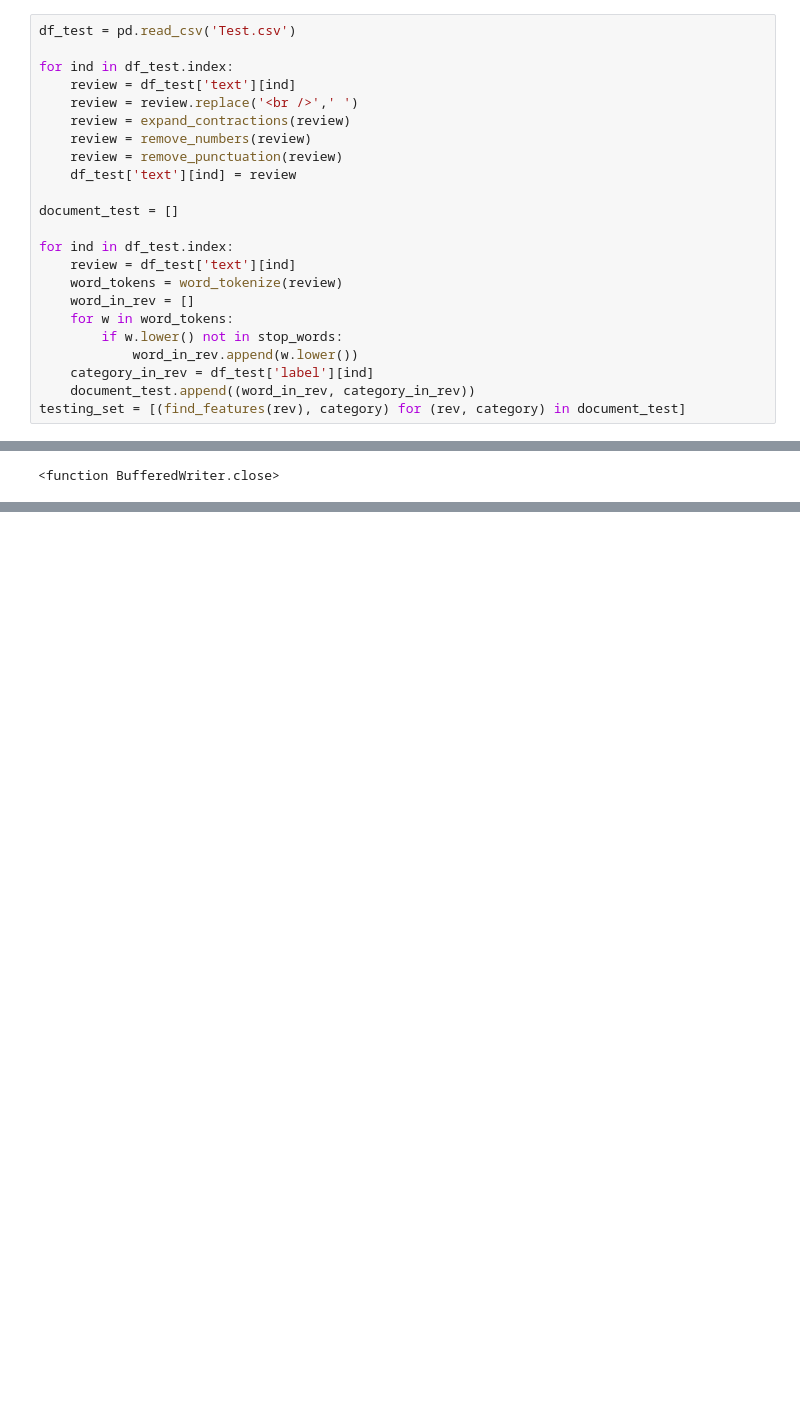
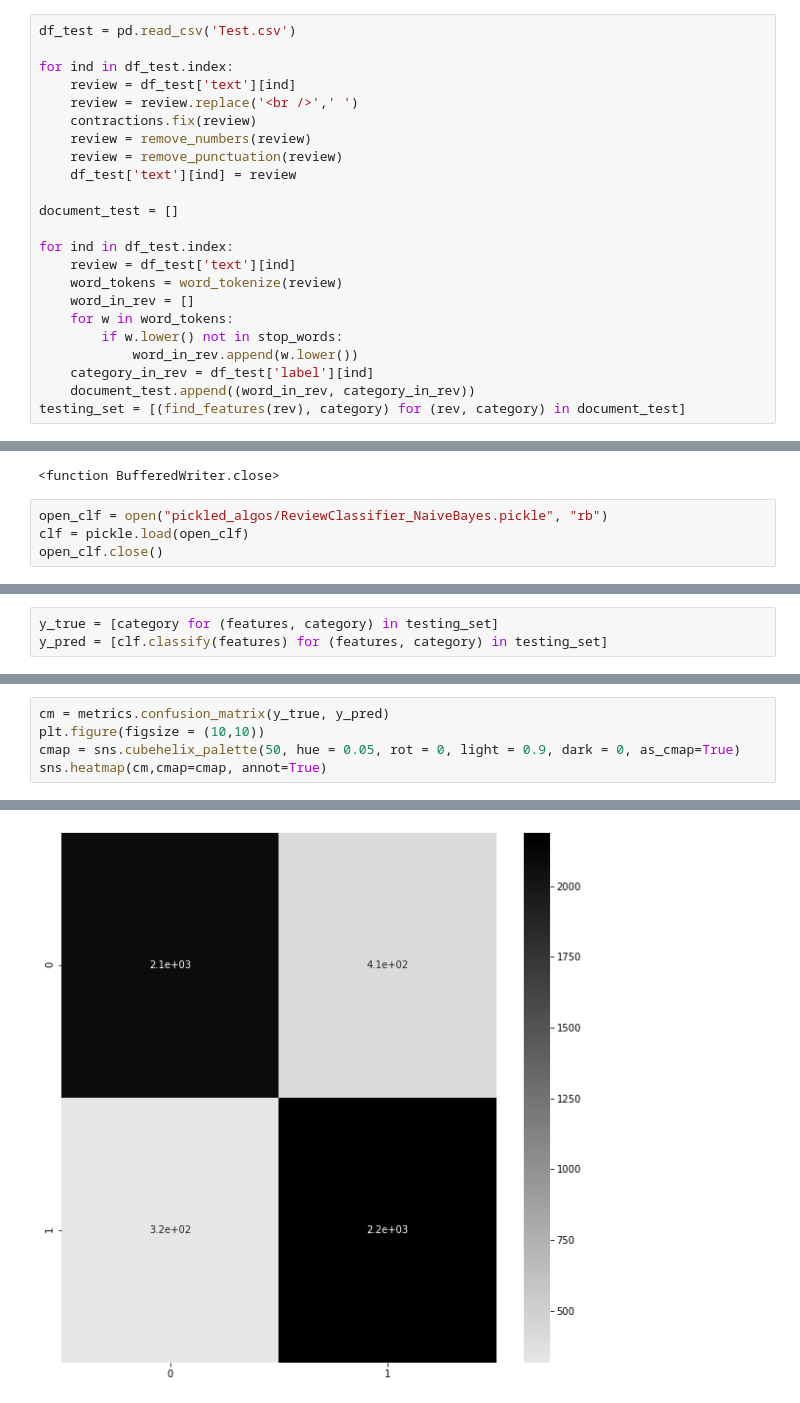
Before and after one commit to geradivij/IMDb-Sentiment-Analysis, a Jupyter notebook: Sentiment_Analysis(Naive-Bayes).ipynb, the cells around one changed output, grey strips where cells are left out. Drawn from its saved outputs; the diff is of its cells as text; blank space fills up the shorter version.

```diff
--- a/Sentiment_Analysis(Naive-Bayes).ipynb
+++ b/Sentiment_Analysis(Naive-Bayes).ipynb
@@ -206,7 +184,7 @@ df_test = pd.read_csv('Test.csv')
 for ind in df_test.index:
     review = df_test['text'][ind]
     review = review.replace('<br />',' ')
-    review = expand_contractions(review)
+    contractions.fix(review)
     review = remove_numbers(review)
     review = remove_punctuation(review)
     df_test['text'][ind] = review
@@ -239,4 +219,8 @@ pickle.dump(clf, save_clf)
 save_clf.close
 # %% [output]
 <function BufferedWriter.close>
+# %%
+open_clf = open("pickled_algos/ReviewClassifier_NaiveBayes.pickle", "rb")
+clf = pickle.load(open_clf)
+open_clf.close()
 # %%
@@ -261,0 +254,3 @@ Most Informative Features
+# %%
+y_true = [category for (features, category) in testing_set]
+y_pred = [clf.classify(features) for (features, category) in testing_set]
@@ -261,0 +263,6 @@ Most Informative Features
+# %%
+cm = metrics.confusion_matrix(y_true, y_pred)
+plt.figure(figsize = (10,10))
+cmap = sns.cubehelix_palette(50, hue = 0.05, rot = 0, light = 0.9, dark = 0, as_cmap=True)
+sns.heatmap(cm,cmap=cmap, annot=True)
+# %% [output]
@@ -261,0 +270 @@ Most Informative Features
+[figure, added]
```
Also changed, not shown: parts of 43 cells of this notebook.
